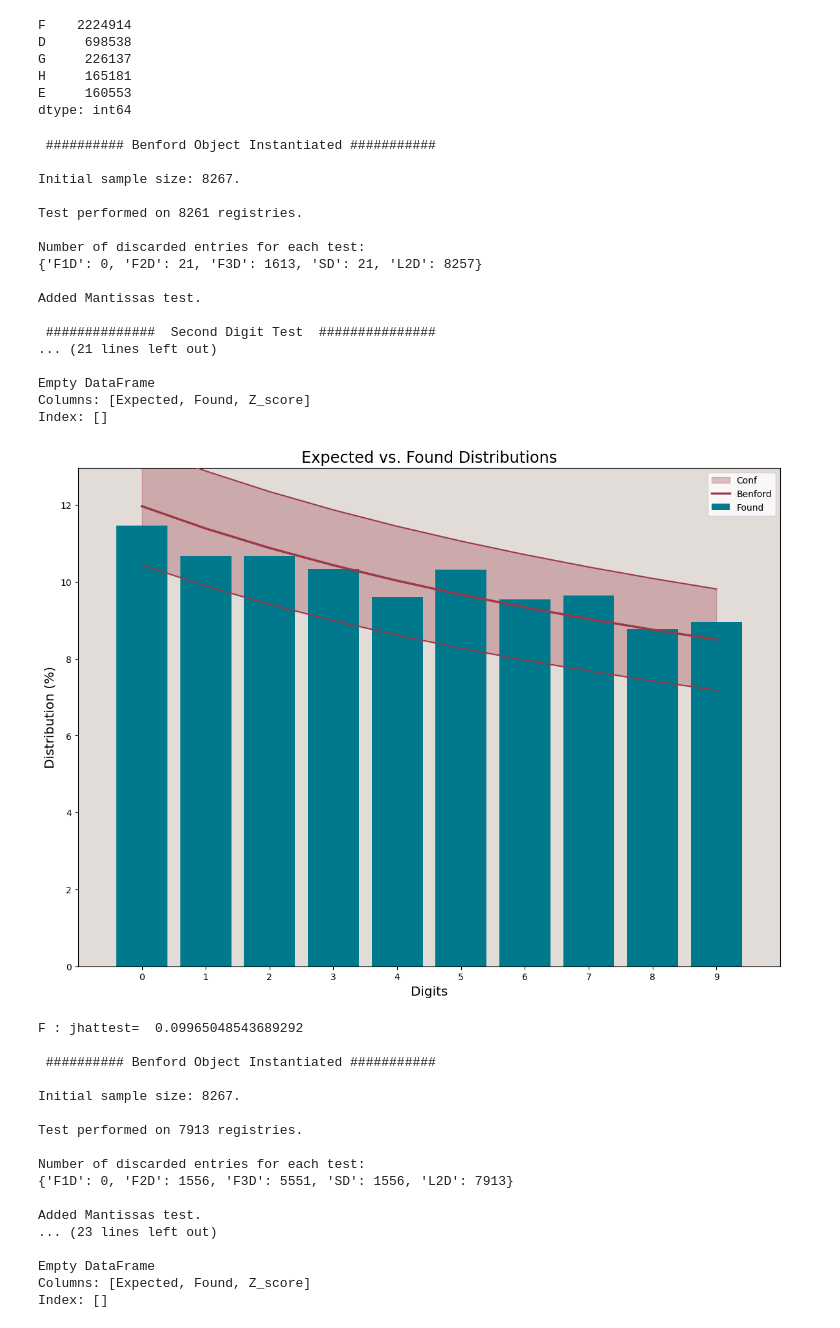
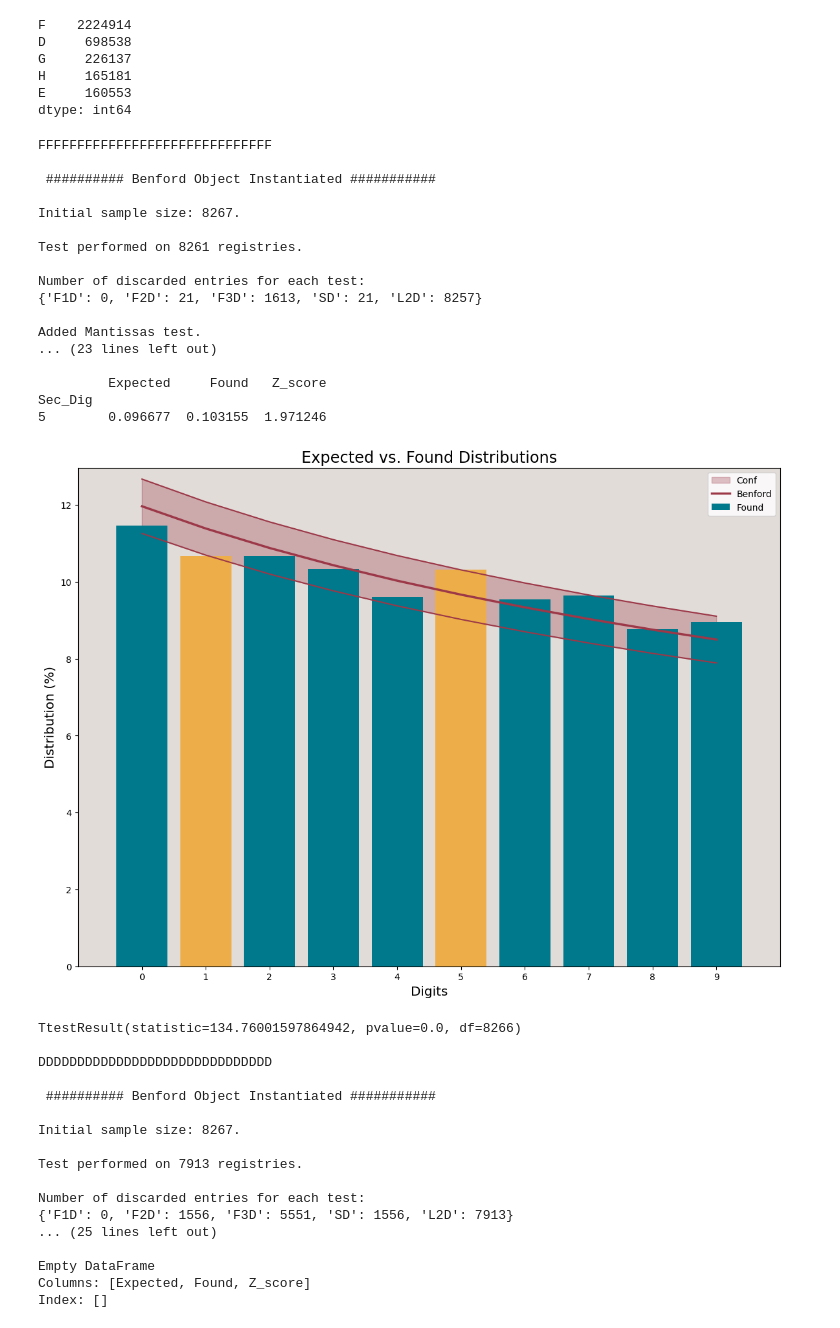
Before and after one commit to dazdejkovic/Serbian-elections-2BL, a Jupyter notebook: Serbian presidental elections.ipynb, the cells around one changed output. Cells and saved outputs as stored; diff of their text form; code cells hidden in the pictures.

```diff
--- a/Serbian presidental elections.ipynb
+++ b/Serbian presidental elections.ipynb
@@ -174,7 +194,10 @@ dtype: int64
 # %%
 top = ['L', 'O', 'I', 'J' ]
 for K in top:
-    benf = bf.Benford((sd, K), decimals=0, limit_N=1800) # Initialisation of Benford object
+    print(30*K)
+    benf = bf.Benford((sd, K), decimals=0) # Initialisation of Benford object
     benf.SD.report()
-    print(K, ': jhattest= ',abs((benf.SD['Found']*np.arange(10)).sum()-4.187))  # Expected value of second digit
+    print()
+    print(stats.ttest_1samp(sd[K], popmean = j_hat))
+    print()
 # %% [output]
@@ -286,9 +309,12 @@ H     680934
 G     594057
 dtype: int64
 # %%
-top = ['A', 'C', 'D', 'H', 'G' ]
+top = ['A', 'C', 'D']
 for K in top:
-    benf = bf.Benford((sd, K), decimals=0, limit_N=1800) # Initialisation of Benford object
+    print(30*K)
+    benf = bf.Benford((sd, K), decimals=0) # Initialisation of Benford object
     benf.SD.report()
-    print(K, ': jhattest= ',abs((benf.SD['Found']*np.arange(10)).sum()-4.187))  # Expected value of second digit
+    print()
+    print(stats.ttest_1samp(sd[K], popmean=j_hat))
+    print()
 # %% [output]
@@ -405,7 +395,10 @@ dtype: int64
 # %%
 top = ['C', 'L', 'I']
 for K in top:
-    benf = bf.Benford((sd, K), decimals=0, limit_N=1800) # Initialisation of Benford object
+    print(30*K)
+    benf = bf.Benford((sd, K), decimals=0) # Initialisation of Benford object
     benf.SD.report()
-    print(K, ': jhattest= ',abs((benf.SD['Found']*np.arange(10)).sum()-4.187))  # Expected value of second digit
+    print()
+    print(stats.ttest_1samp(sd[K], popmean=j_hat))
+    print()
 # %% [output]
@@ -481,7 +474,10 @@ dtype: int64
 # %%
 top = ['F', 'A', 'E']
 for K in top:
-    benf = bf.Benford((sd, K), decimals=0, limit_N=1800) # Initialisation of Benford object
+    print(30*K)
+    benf = bf.Benford((sd, K), decimals=0) # Initialisation of Benford object
     benf.SD.report()
-    print(K, ': jhattest= ',abs((benf.SD['Found']*np.arange(10)).sum()-4.187))  # Expected value of second digit
+    print()
+    print(stats.ttest_1samp(sd[K], popmean=j_hat))
+    print()
 # %% [output]
@@ -555,31 +551,36 @@ H     165181
 E     160553
 dtype: int64
 # %%
-top = ['F', 'D', 'G','H', 'E']
+top = ['F', 'D', 'G', 'H', 'E']
 for K in top:
-    benf = bf.Benford((sd, K), decimals=0, limit_N=1800) # Initialisation of Benford object
+    print(30*K)
+    benf = bf.Benford((sd, K), decimals=0) # Initialisation of Benford object
     benf.SD.report()
-    print(K, ': jhattest= ',abs((benf.SD['Found']*np.arange(10)).sum()-4.187))  # Expected value of second digit
+    print()
+    print(stats.ttest_1samp(sd[K], popmean=4.187))
+    print()
 # %% [output]
+FFFFFFFFFFFFFFFFFFFFFFFFFFFFFF
+
  ########## Benford Object Instantiated ###########
 
 Initial sample size: 8267.
 
 Test performed on 8261 registries.
 
 Number of discarded entries for each test:
 {'F1D': 0, 'F2D': 21, 'F3D': 1613, 'SD': 21, 'L2D': 8257}
 
 Added Mantissas test.
+... (23 lines left out)
 
- ##############  Second Digit Test  ###############
-... (21 lines left out)
-
-Empty DataFrame
-Columns: [Expected, Found, Z_score]
-Index: []
+         Expected     Found   Z_score
+Sec_Dig
+5        0.096677  0.103155  1.971246
-[figure, old version]
+[figure, new version]
-F : jhattest=  0.09965048543689292
+TtestResult(statistic=134.76001597864942, pvalue=0.0, df=8266)
+
+DDDDDDDDDDDDDDDDDDDDDDDDDDDDDD
 
  ########## Benford Object Instantiated ###########
 
@@ -589,9 +590,7 @@ Test performed on 7913 registries.
 
 Number of discarded entries for each test:
 {'F1D': 0, 'F2D': 1556, 'F3D': 5551, 'SD': 1556, 'L2D': 7913}
-
-Added Mantissas test.
-... (23 lines left out)
+... (25 lines left out)
 
 Empty DataFrame
 Columns: [Expected, Found, Z_score]
```
Also changed, not shown: parts of 11 cells of this notebook, 1 other file.
